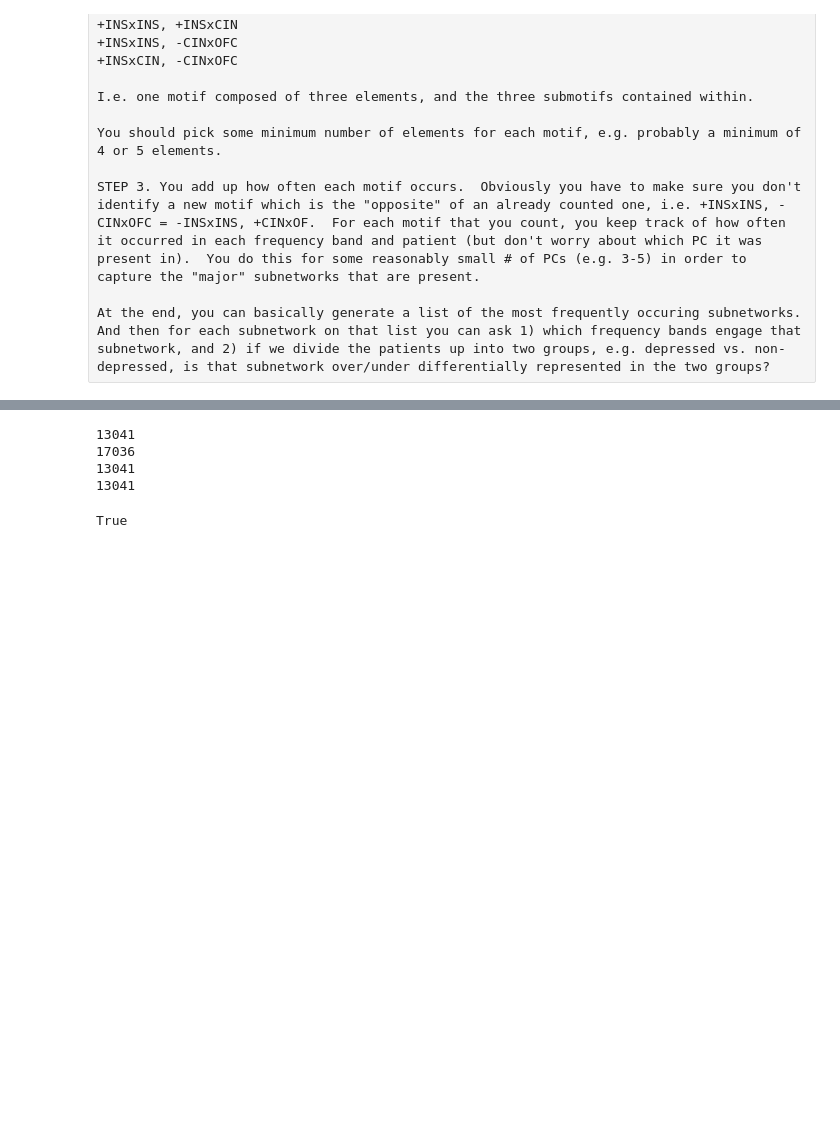
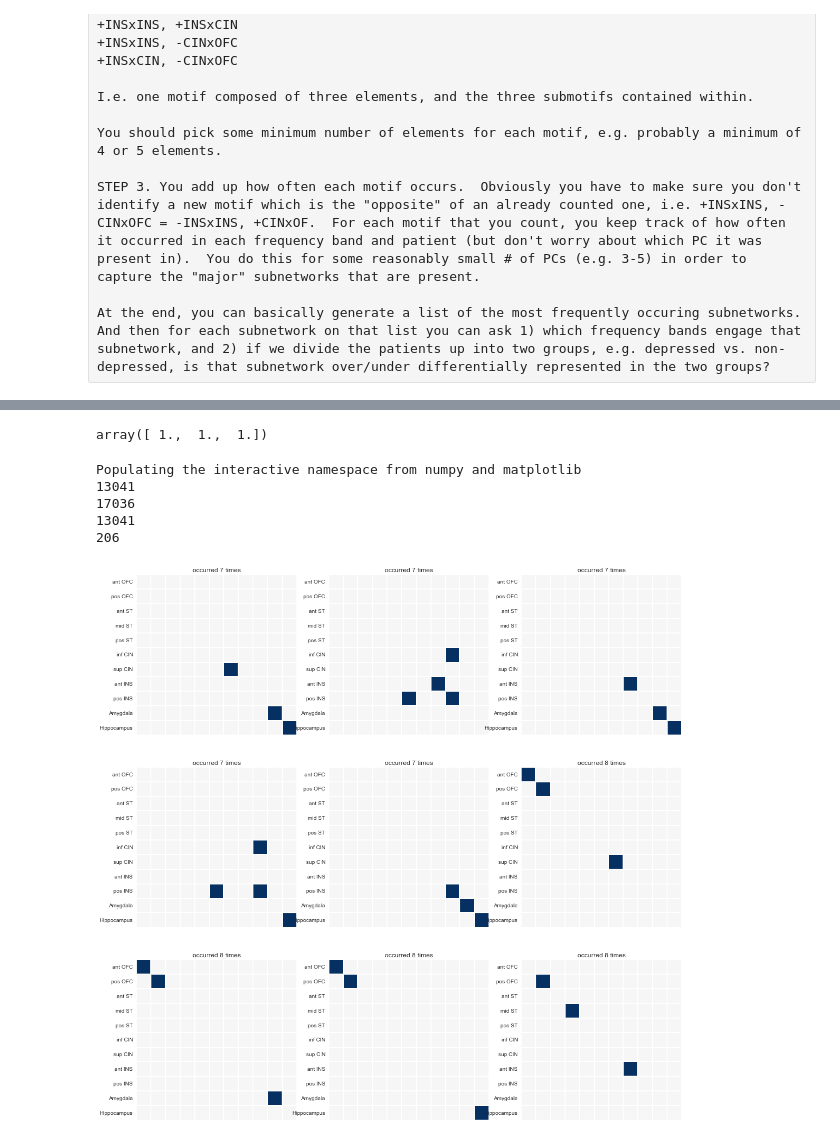
Before and after one commit to fluongo/python-notebooks, a Jupyter notebook: Visualizing_across_patients_with_seaborn.ipynb, the cells around one changed output, grey strips where cells are left out. Drawn from its saved outputs; the diff is of its cells as text; code cells hidden in the pictures; blank space fills up the shorter version.

Commit message:
more work on motifs code, still need to work out the unique function

```diff
--- a/Visualizing_across_patients_with_seaborn.ipynb
+++ b/Visualizing_across_patients_with_seaborn.ipynb
@@ -424,16 +429,0 @@ for nRank in [0, 1, 2, 3, 4]:
-# %%
-
-# Now go through and count how many times each motif is repeated
-
-unique_M = []
-unique_V = []
-
-cnt = -1
-for X in M_all:
-    cnt += 1
-    if X in unique_M:
-        indices = [i for i, t in enumerate(unique_M) if t == X]
-
-    else:
-        unique_M.append(X)
-        unique_V.append(V_all[cnt])
@@ -442,11 +430,49 @@ IndentationError: expected an indented block (<ipython-input-239-681c73c96cc8>,
-# %%
-print len(unique_M)
-print len(M_all)
-print len(unique_V)
-print len(unique_V2)
-# %% [output]
-13041
-17036
-13041
-13041
-True
+# %%
+-array(unique_V[0])
+# %% [output]
+array([ 1.,  1.,  1.])
+# %%
+#% matplotlib inline
+% pylab qt
+print len(unique_M)
+print len(M_all)
+print len(unique_V)
+
+plt.figure()
+plt.scatter(np.zeros_like(idx) + np.random.random(size(idx)),idx)
+plt.figure(figsize = [8,8])
+ax = sns.violinplot(idx, color="Paired", bw=2,
+               lw=1, inner="points", alpha = 1)
+
+
+
+#ax.set_xscale('log')
+# %% [output]
+Populating the interactive namespace from numpy and matplotlib
+13041
+17036
+13041
+206
+# %%
+%matplotlib inline
+
+def plot_coords(coords, vals):
+    X = np.zeros([len(refNames_template), len(refNames_template)])
+
+    for kk, V in zip(coords, vals):
+        X[tuple(kk)] = V
+        X[tuple(sort(kk))] = V
+    template = DataFrame(X, index = refNames_template, columns = refNames_template)
+    sns.heatmap(template, annot = False, fmt = '.2n', square = True, xticklabels = False,  cbar = False, center = 0);
+
+
+indices = sorted(range(len(idx)), key=lambda i: idx[i])[-29:-20]
+
+plt.figure(figsize = [18,18])
+kk = 1
+for X in indices:
+    subplot(3,3,kk); kk+=1
+    plot_coords(unique_M[X], unique_V[X])
+    plt.title('occurred ' + str(idx[X]) + ' times')
+# %% [output]
+[figure, added]
```
Also changed, not shown: parts of 4 cells of this notebook.
